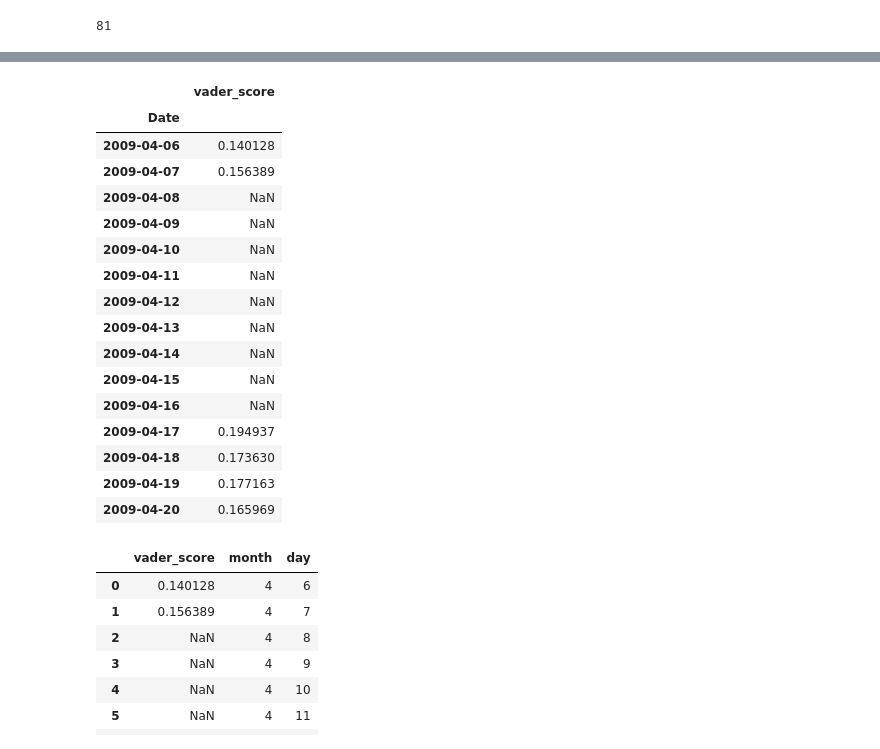
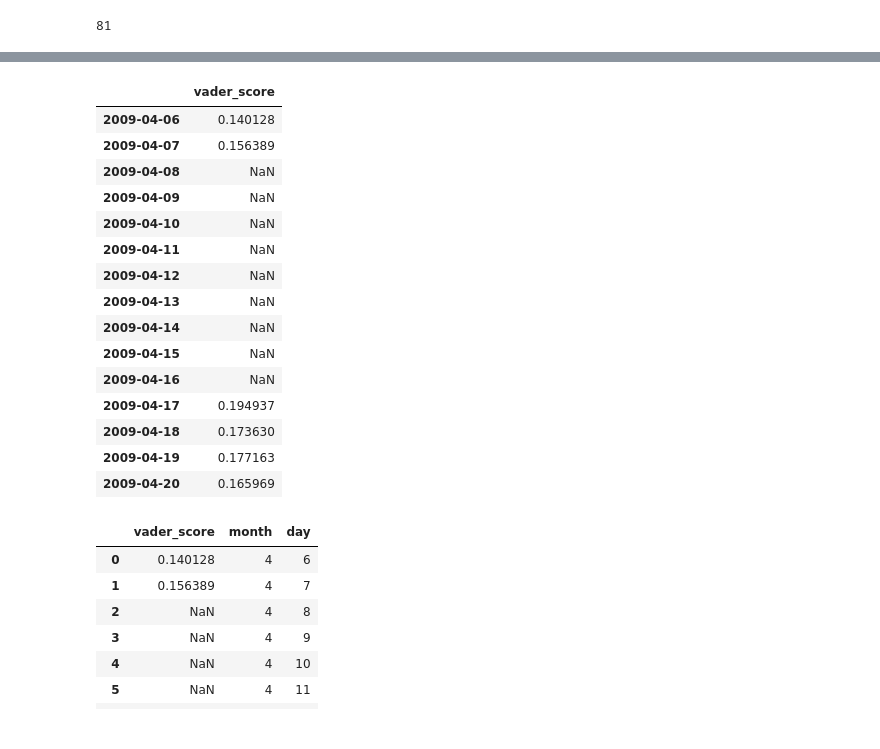
Before and after one commit to coharaCNJ/M.Sc.-Data-Analytics-Semester-2-CA2, a Jupyter notebook: Sentiment_Analysis.ipynb, the cells around one changed output, grey strips where cells are left out. Saved outputs shown, nothing was run; the diff lists cells and outputs as text; code cells hidden in the pictures.

```diff
--- a/Sentiment_Analysis.ipynb
+++ b/Sentiment_Analysis.ipynb
@@ -261,13 +302,13 @@ score_imputed
 # %%
+score_imputed.set_index('Date', inplace= True)
 score_imputed = score_imputed.reindex(all_dates)
 
-score_imputed = score_imputed.rename_axis('Date')
+#score_imputed = score_imputed.rename_axis('Date')
 Dates = score_imputed.index
 
 score_imputed.head(15)
 # %% [output]
 |  | vader_score |
-| Date |  |
 | 2009-04-06 | 0.140128 |
 | 2009-04-07 | 0.156389 |
 | 2009-04-08 | NaN |
```
Also changed, not shown: parts of 25 cells of this notebook, 2 other files.
